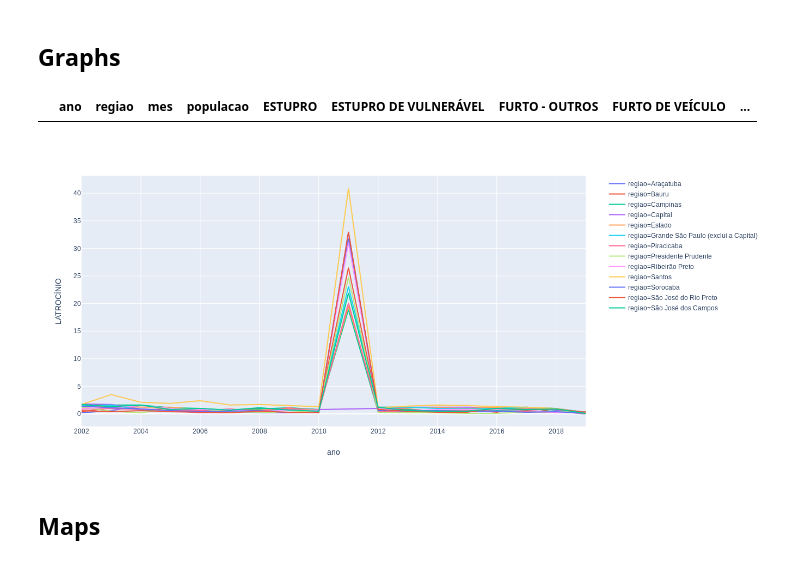
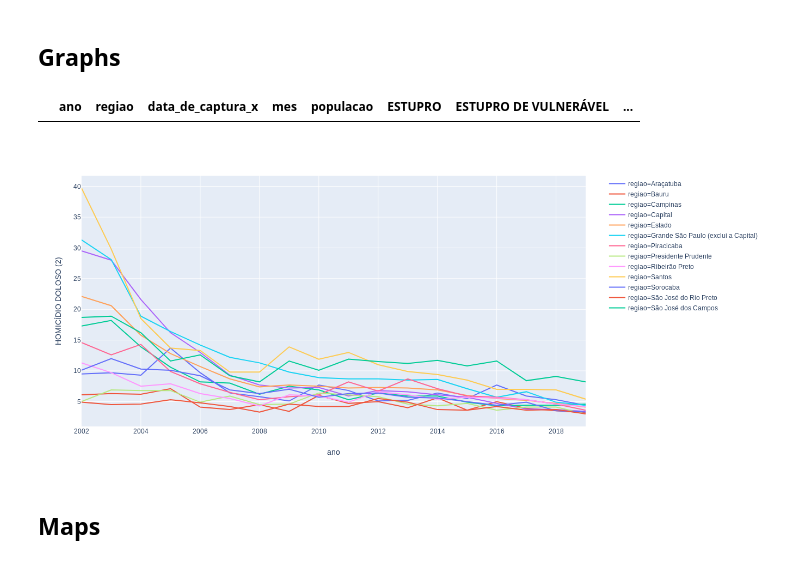
Before and after one commit to d116626/seguranca_sp, a Jupyter notebook: notebook/explore.ipynb, the cells around one changed output. Cells and saved outputs as stored; diff of their text form; code cells hidden in the pictures.

```diff
--- a/notebook/explore.ipynb
+++ b/notebook/explore.ipynb
@@ -125,0 +98,3 @@ ocorrencias_anual['populacao'] = ocorrencias_anual['populacao'].astype(float).as
+# %%
+for col in ocorrencias.columns[7:-1]:
+    ocorrencias[col] = pd.to_numeric(ocorrencias[col], errors='coerce')
@@ -157,28 +142,29 @@ df_final = pd.concat([df_final_estado,df_final], axis=0)
 
 cols = rotate(df_final.columns.tolist(),5)
 df_final = df_final[cols]
+df_final['ano'] = df_final['ano'].astype(float).astype(int)
 # %%
-for col in df_final.columns[5:]:
+for col in df_final.columns[5:-1]:
     df_final[col] = round(df_final[col].astype(float)/df_final['populacao'].astype(float) * 100000, 1)
 # %%
 df_plot = df_final.copy()
 
-# mask = (df_plot['mes']<=8)
+mask = (df_plot['mes']<=8)
 
-# df_plot = df_plot[mask]
+df_plot = df_plot[mask]
 
 df_plot = df_plot.groupby(by=['ano',var_dissolve], as_index=False).sum()
 # %%
 df_plot.head(0)
 # %% [output]
-|  | ano | regiao | mes | populacao | ESTUPRO | ESTUPRO DE VULNERÁVEL | FURTO - OUTROS | FURTO DE VEÍCULO | ... |
+|  | ano | regiao | data_de_captura_x | mes | populacao | ESTUPRO | ESTUPRO DE VULNERÁVEL | ... |
 # %%
-var = "LATROCÍNIO"
+var = "HOMICÍDIO DOLOSO (2)"
 
 fig = px.line(df_plot, x="ano", y=var, color=var_dissolve, )
 fig.show()
 # %% [output]
-[figure, old version]
+[figure, new version]
 # %% [markdown]
 ## Maps
 # %%
```
Also changed, not shown: parts of 5 cells of this notebook, 2 other files.
